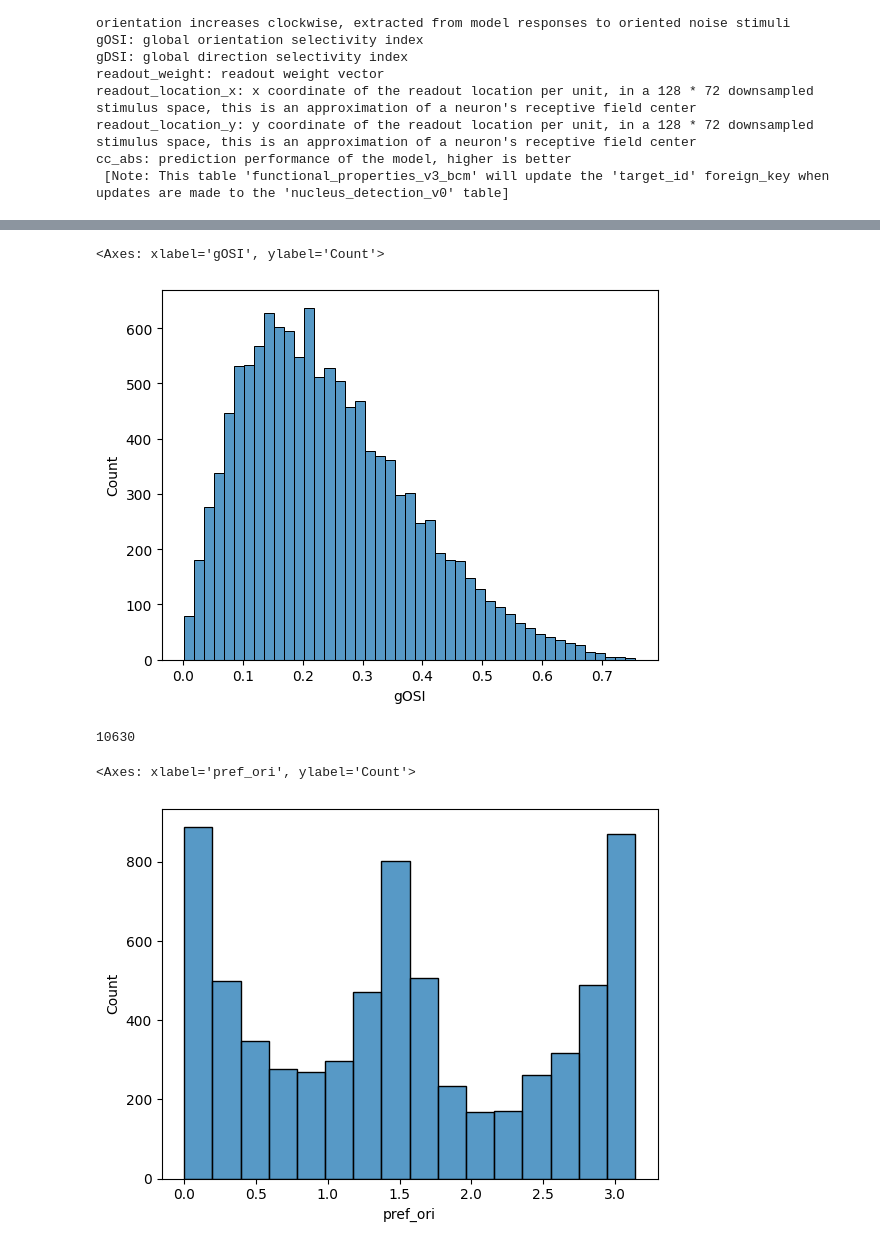
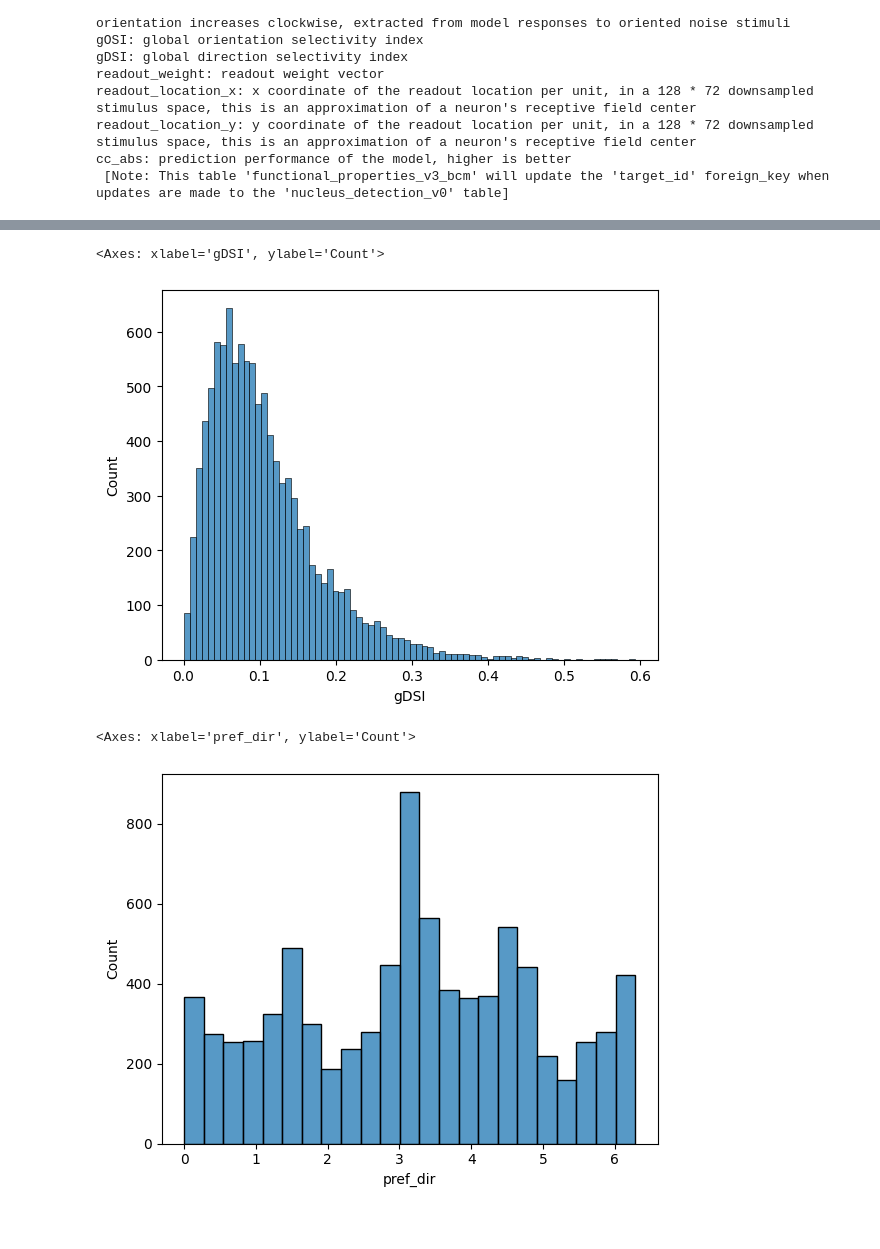
Before and after one commit to sdorkenw/MICrONS_workshop, a Jupyter notebook: tutorials/ProgrammaticAccess.ipynb, the cells around one changed output, grey strips where cells are left out. Drawn from its saved outputs; the diff is of its cells as text; code cells hidden in the pictures.

```diff
--- a/tutorials/ProgrammaticAccess.ipynb
+++ b/tutorials/ProgrammaticAccess.ipynb
@@ -404,5 +396,6 @@ cc_abs: prediction performance of the model, higher is better
  [Note: This table 'functional_properties_v3_bcm' will update the 'target_id' foreign_key when updates are made to the 'nucleus_detection_v0' table]
 # %%
 func_df = client.materialize.query_table("functional_properties_v3_bcm")
+func_df = func_df.drop_duplicates("pt_root_id", keep="first")
 func_df
 # %% [output]
@@ -422,14 +415,10 @@ func_df
 # %%
-sns.histplot(data=func_df, x="gOSI")
+sns.histplot(data=func_df, x="gDSI")
 # %% [output]
-<Axes: xlabel='gOSI', ylabel='Count'>
+<Axes: xlabel='gDSI', ylabel='Count'>
-[figure, old version]
+[figure, new version]
-# %%
-len(func_df["pt_root_id"].unique())
-# %% [output]
-10630
 # %%
-sns.histplot(data=func_df[func_df["gOSI"] > .2], x="pref_ori")
+sns.histplot(data=func_df[func_df["gDSI"] > .05], x="pref_dir")
 # %% [output]
-<Axes: xlabel='pref_ori', ylabel='Count'>
+<Axes: xlabel='pref_dir', ylabel='Count'>
-[figure, old version]
+[figure, new version]
```
Also changed, not shown: parts of 28 cells of this notebook, 2 other files.
